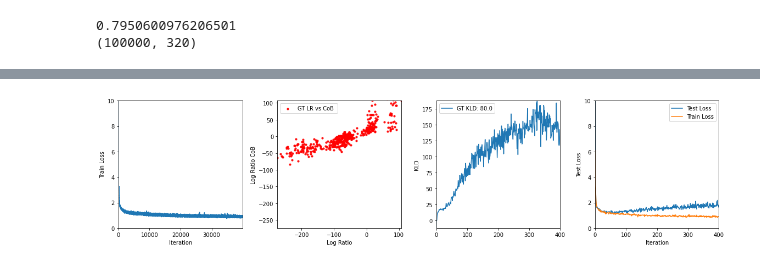
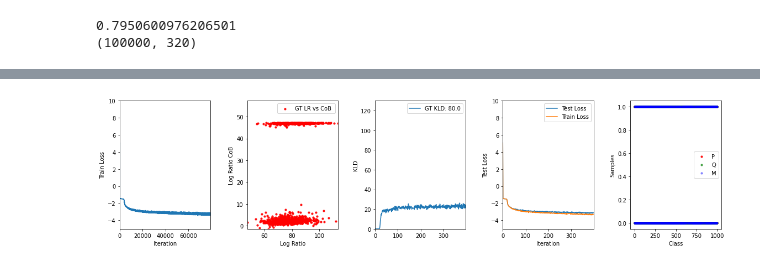
Before and after one commit to akashgit/cob, a Jupyter notebook: notebooks/CoB_interactive.ipynb, the cells around one changed output, grey strips where cells are left out. Cells and saved outputs as stored; diff of their text form; code cells hidden in the pictures.

```diff
--- a/notebooks/CoB_interactive.ipynb
+++ b/notebooks/CoB_interactive.ipynb
@@ -33 +41,16 @@ The autoreload extension is already loaded. To reload it, use:
 1.15.0
+# %%
+p_s = np.random.normal(0.,.01,1000)
+q_s = np.random.normal(0,.2,1000)
+
+m_s = np.concatenate([np.random.normal(0.,.01,900),np.random.normal(0.,.1,100)],0)
+
+# alphas = np.random.uniform(0.9,1,size=1000)
+# m_s = [alpha*p + (1-alpha)*q for (alpha,p,q) in zip(alphas,p_s,q_s)] + p_s_h
+# m_s = [np.sqrt(1-alpha**2)*p + (alpha)*q for (alpha,p,q) in zip(alphas,p_s,q_s)]
+# m_s = np.sqrt(1-(.5)**2)*p_s + q_s*(.5)
+fig, ax = plt.subplots(1, 1,figsize=(13,4))
+ax.hist(p_s, density=True, histtype='stepfilled', alpha=0.8, label='P')
+ax.hist(q_s, density=True, histtype='stepfilled', alpha=0.8, label='Q')
+ax.hist(m_s, density=True, histtype='stepfilled', alpha=0.8, label='M')
+ax.legend(loc='best', frameon=False)
@@ -102,33 +139,39 @@ q_samples = tf.placeholder(tf.float32, shape=[None,n_dims])
 m_samples = tf.placeholder(tf.float32, shape=[None,n_dims])
 
 dloss = get_loss(p_samples, q_samples, m_samples, None, deep=deep)
-optim = get_optim(dloss,lr=5e-3) #,lr=5e-3,b1=.99
+optim = get_optim(dloss,lr=1e-4)#,lr=5e-3,b1=.99
 
-log_ratio_p_q, _ = get_gt_ratio_kl(p,q,m_samples)
+log_ratio_p_q, _ = get_gt_ratio_kl(p,q,p_samples)
 _, kl_from_pq = get_gt_ratio_kl(p,q,p_samples)
-kl_from_cob = get_kl_from_cob(p_samples)
+kl_from_cob = get_kl_from_cob(p_samples, q_samples)
 
-log_ratio_p_m = get_logits(m_samples,deep=deep, training=False)
+log_ratio_p_m = get_log_ratio(p_samples) #tf.nn.softmax(get_logits(p_samples,deep=deep, training=False))
+# logit_q = get_logits(q_samples,deep=deep, training=False)
+# logit_m = get_logits(m_samples,deep=deep, training=False)
 
 init = tf.global_variables_initializer()
 sess = tf.Session()
 sess.run(init)
 [kl_gt] = sess.run([p.kl_divergence(q)],feed_dict={})
 
-fig, [ax1,ax2,ax3,ax4] = plt.subplots(1, 4,figsize=(16,4))
+fig, [ax1,ax2,ax3,ax4,ax5] = plt.subplots(1, 5,figsize=(16,4))
 
 line, = ax1.plot([0,1],[0,1])
 test_line, = ax4.plot([0,1],[0,1],label='Test Loss')
 test_line1, = ax4.plot([0,1],[0,1],label='Train Loss')
 kld_line, = ax3.plot([0],[0],label='GT KLD: '+str(kl_gt))
 x, y = np.random.random((2, 500))
+np.random.randint
+scat = ax2.scatter(x,y,label='GT LR vs CoB ',alpha=0.9,s=10.,c='r')
 
-scat = ax2.scatter(x,y,label='GT LR vs CoB ',alpha=0.9,s=10.,c='r')
+scat_p = ax5.scatter(range(bs),np.random.randint(0,2,bs),label='P',alpha=0.9,s=10.,c='r')
+scat_q = ax5.scatter(range(bs),np.random.randint(0,2,bs),label='Q',alpha=0.6,s=10.,c='g')
+scat_m = ax5.scatter(range(bs),np.random.randint(0,2,bs),label='M',alpha=0.4,s=10.,c='b')
 
 ax1.set_xlabel("Iteration")
 ax1.set_ylabel("Train Loss")
 ax1.set_xlim([0,N*(num_samples//bs)])
-ax1.set_ylim([0,10])
+ax1.set_ylim([-5,10])
 
 ax2.set_xlabel("Log Ratio")
 ax2.set_ylabel("Log Ratio CoB")
@@ -140,8 +183,12 @@ ax3.legend(loc='best')
 ax4.set_xlabel("Iteration")
 ax4.set_ylabel("Test Loss")
 ax4.set_xlim([0,N//50])
-ax4.set_ylim([0,10])
+ax4.set_ylim([-5,10])
 ax4.legend(loc='best')
+
+ax5.set_xlabel("Class")
+ax5.set_ylabel("Samples")
+ax5.legend(loc='best')
 
 
 plt.tight_layout()
@@ -150,14 +197,16 @@ test_loss_store=[]
 test_loss_store1=[]
 kld_store=[]
 pbar = range(0,N)
-for _ in pbar:
+for j in pbar:
     for i in range(num_samples//bs):
         ps = p_list[np.random.choice(range(len(p_list)),bs)]
         qs = q_list[np.random.choice(range(len(q_list)),bs)]
         ms = m_list[np.random.choice(range(len(m_list)),bs)]
         feed_dict = {p_samples:ps, q_samples:qs, m_samples:ms}
-        l,_ = sess.run([dloss, optim],feed_dict=feed_dict)
+
+        [l] = sess.run([dloss],feed_dict=feed_dict)
         loss_store.append(l)
+
         if i%100==0:
             line.set_data(range(len(loss_store)), loss_store)
             ax1.set_xlim( 0, len(loss_store) )
@@ -171,21 +220,53 @@ for _ in pbar:
             kld_store.append(kl_cob)
             test_loss_store.append(testl)
             test_loss_store1.append(l)
-            cob = lpqm[:,0]-lpqm[:,1]
+#             cob = np.log([max(1e-10,n_[0]/n_[1]) for n_ in lpqm])
+
+            cob=np.squeeze(lpqm)
             scat.set_offsets(np.asarray([lpq,cob]).T)
             ax2.set_xlim( lpq.min(), lpq.max() )
-            ax2.set_ylim( lpq.min(), lpq.max() )
+#             ax2.set_ylim( lpq.min()-30, lpq.max()+10 )
+            ax2.set_ylim( cob.min(), cob.max()+10 )
 
             kld_line.set_data(range(len(kld_store)),kld_store)
             ax3.set_xlim( 0, len(kld_store) )
-            ax3.set_ylim( min(kld_store), max(kld_store) )
+            ax3.set_ylim( 0, kl_gt+50 )
+#             ax3.set_ylim( 0, min(max(kld_store),500) )
 
+            test_line1.set_data(range(len(test_loss_store1)), test_loss_store1)
             test_line.set_data(range(len(test_loss_store)), test_loss_store)
-            test_line1.set_data(range(len(test_loss_store1)), test_loss_store1)
             ax4.set_xlim( 0, len(test_loss_store) )
 
+
+
+#             scat_p.set_offsets(np.asarray([range(bs),lpqm[:,0]]).T)
+#             scat_q.set_offsets(np.asarray([range(bs),softmax(l_q, axis=1)[:,1]]).T)
+#             scat_m.set_offsets(np.asarray([range(bs),softmax(l_m, axis=1)[:,2]]).T)
+
+
+
             clear_output(wait=True)
+
+            print(cob.min())
+
+#             sp = np.mean(lpqm[:,0])
+#             sq = np.mean(softmax(l_q, axis=1)[:,1])
+#             sm = np.mean(softmax(l_m, axis=1)[:,2])
+#             print(sp)
+#             print(sq)
+#             print(sm)
+
+#             print(np.mean(np.exp(lpqm[:,0])))
+#             print(np.mean(np.exp(l_q[:,1])))
+#             print(np.mean(np.exp(l_m[:,2])))
+
+#             if ( sp>0.99 and sq > 0.99 and sm>0.99 ):
+#                 sys.exit(0)
+
+
             display(fig)
+        l,_ = sess.run([dloss, optim],feed_dict=feed_dict)
+        loss_store.append(l)
 
 
 # sample_and_plot(sess, kld, kl_from_pq, kl_from_cob, p_samples, q_samples, m_samples, log_ratio_p_q, log_ratio_p_m, mu_1, mu_2, scale_p, scale_q, mu_3, scale_m)
@@ -193 +275 @@ for _ in pbar:
-[figure, old version]
+[figure, new version]
```
Also changed, not shown: parts of 9 cells of this notebook, 19 other files.
